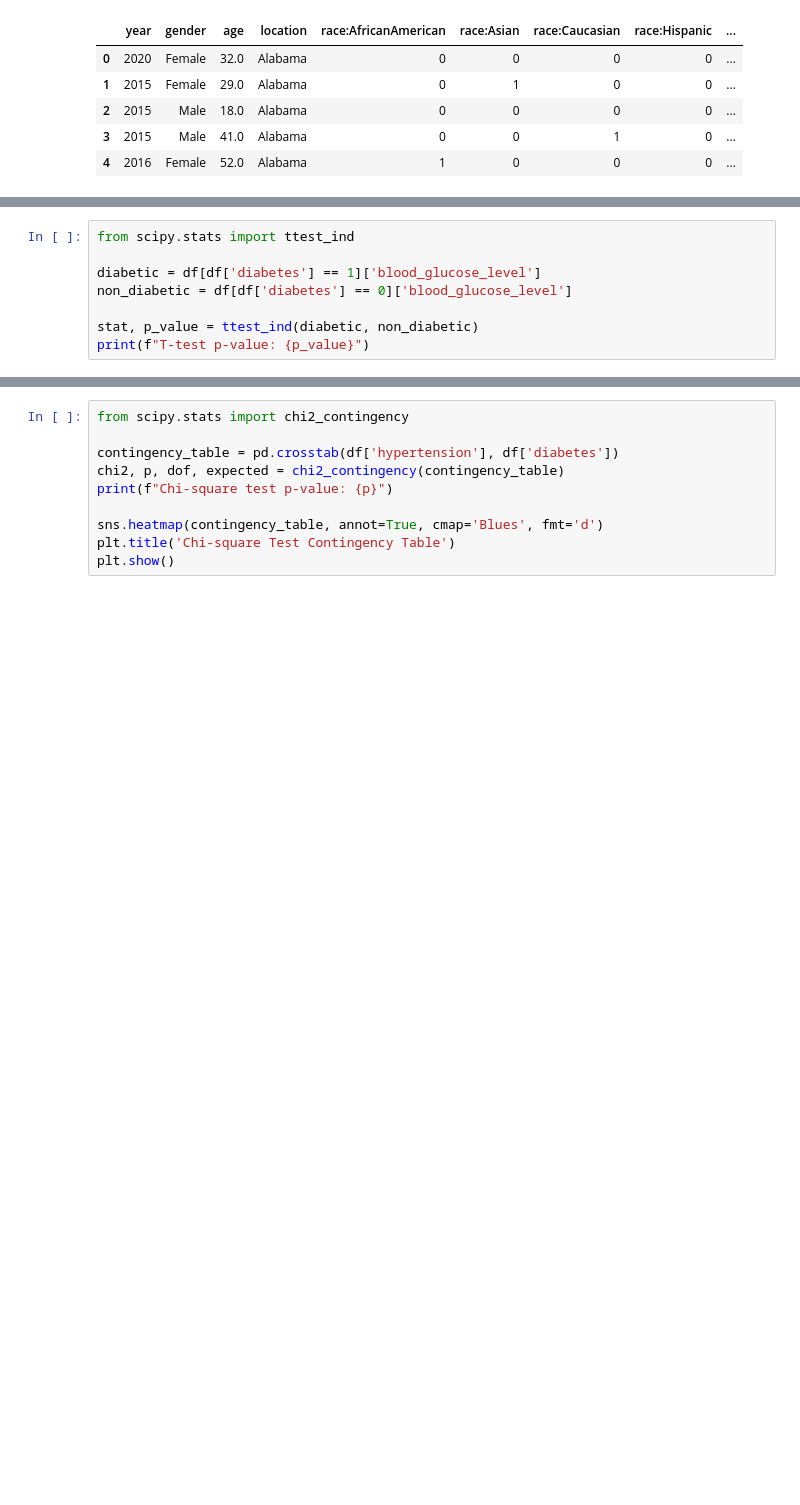
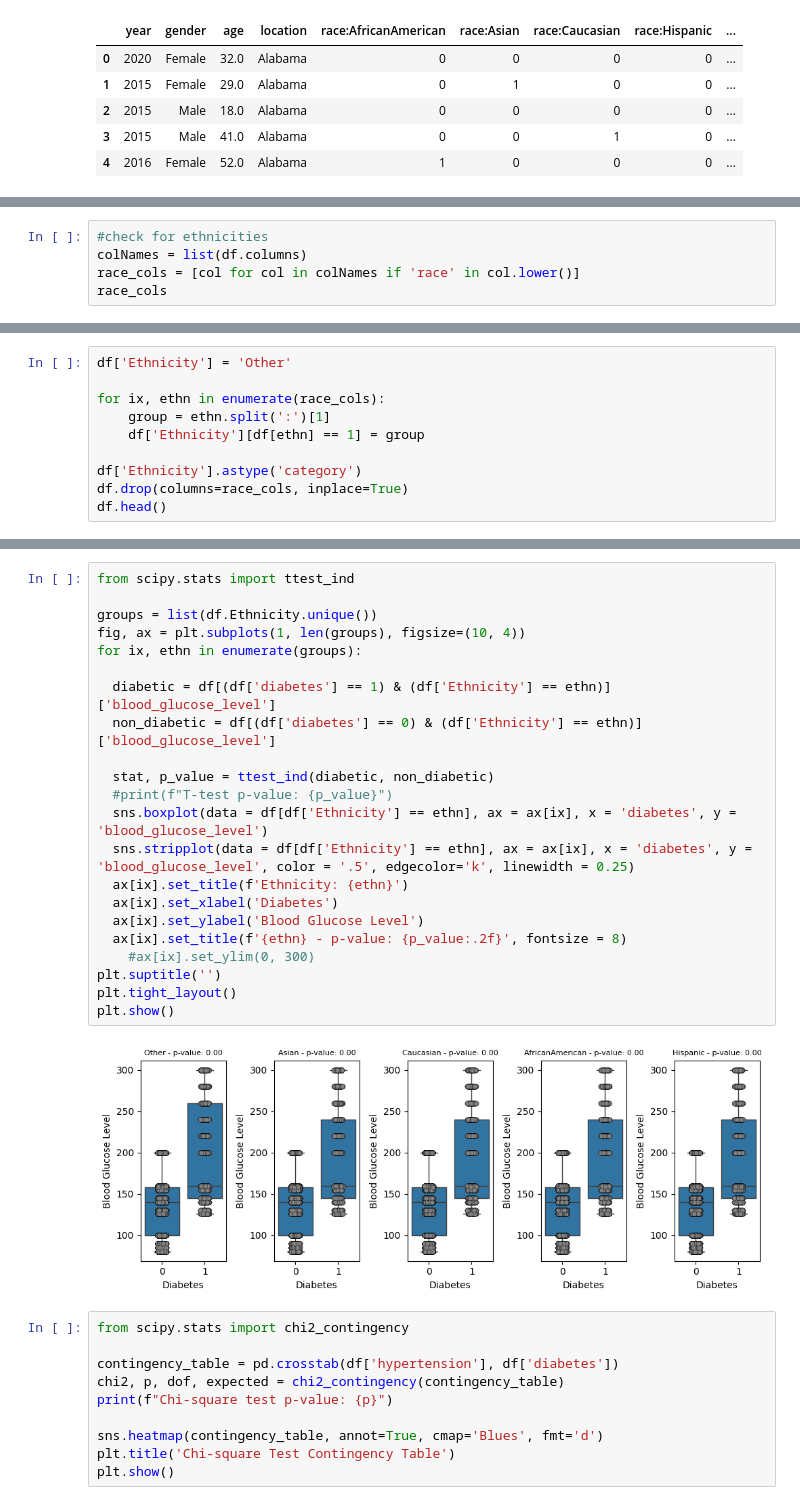
Before and after one commit to Barryjuait/Barryjuait, a Jupyter notebook: Personal Projects/Clinical_Data_on_Diabetes.ipynb, the cells around one changed output, grey strips where cells are left out. Drawn from its saved outputs; the diff is of its cells as text; blank space fills up the shorter version.

```diff
--- a/Personal Projects/Clinical_Data_on_Diabetes.ipynb
+++ b/Personal Projects/Clinical_Data_on_Diabetes.ipynb
@@ -104,8 +91,0 @@ plt.show()
-# %%
-from scipy.stats import ttest_ind
-
-diabetic = df[df['diabetes'] == 1]['blood_glucose_level']
-non_diabetic = df[df['diabetes'] == 0]['blood_glucose_level']
-
-stat, p_value = ttest_ind(diabetic, non_diabetic)
-print(f"T-test p-value: {p_value}")
@@ -113,0 +92,5 @@ T-test p-value: 0.0
+# %%
+#check for ethnicities
+colNames = list(df.columns)
+race_cols = [col for col in colNames if 'race' in col.lower()]
+race_cols
@@ -113,0 +103,10 @@ T-test p-value: 0.0
+# %%
+df['Ethnicity'] = 'Other'
+
+for ix, ethn in enumerate(race_cols):
+    group = ethn.split(':')[1]
+    df['Ethnicity'][df[ethn] == 1] = group
+
+df['Ethnicity'].astype('category')
+df.drop(columns=race_cols, inplace=True)
+df.head()
@@ -114,3 +120,27 @@ T-test p-value: 0.0
+# %%
+from scipy.stats import ttest_ind
+
+groups = list(df.Ethnicity.unique())
+fig, ax = plt.subplots(1, len(groups), figsize=(10, 4))
+for ix, ethn in enumerate(groups):
+
+  diabetic = df[(df['diabetes'] == 1) & (df['Ethnicity'] == ethn)]['blood_glucose_level']
+  non_diabetic = df[(df['diabetes'] == 0) & (df['Ethnicity'] == ethn)]['blood_glucose_level']
+
+  stat, p_value = ttest_ind(diabetic, non_diabetic)
+  #print(f"T-test p-value: {p_value}")
+  sns.boxplot(data = df[df['Ethnicity'] == ethn], ax = ax[ix], x = 'diabetes', y = 'blood_glucose_level')
+  sns.stripplot(data = df[df['Ethnicity'] == ethn], ax = ax[ix], x = 'diabetes', y = 'blood_glucose_level', color = '.5', edgecolor='k', linewidth = 0.25)
+  ax[ix].set_title(f'Ethnicity: {ethn}')
+  ax[ix].set_xlabel('Diabetes')
+  ax[ix].set_ylabel('Blood Glucose Level')
+  ax[ix].set_title(f'{ethn} - p-value: {p_value:.2f}', fontsize = 8)
+    #ax[ix].set_ylim(0, 300)
+plt.suptitle('')
+plt.tight_layout()
+plt.show()
+# %% [output]
+[figure, added]
 # %%
 from scipy.stats import chi2_contingency
 
```
Also changed, not shown: parts of 9 cells of this notebook.
